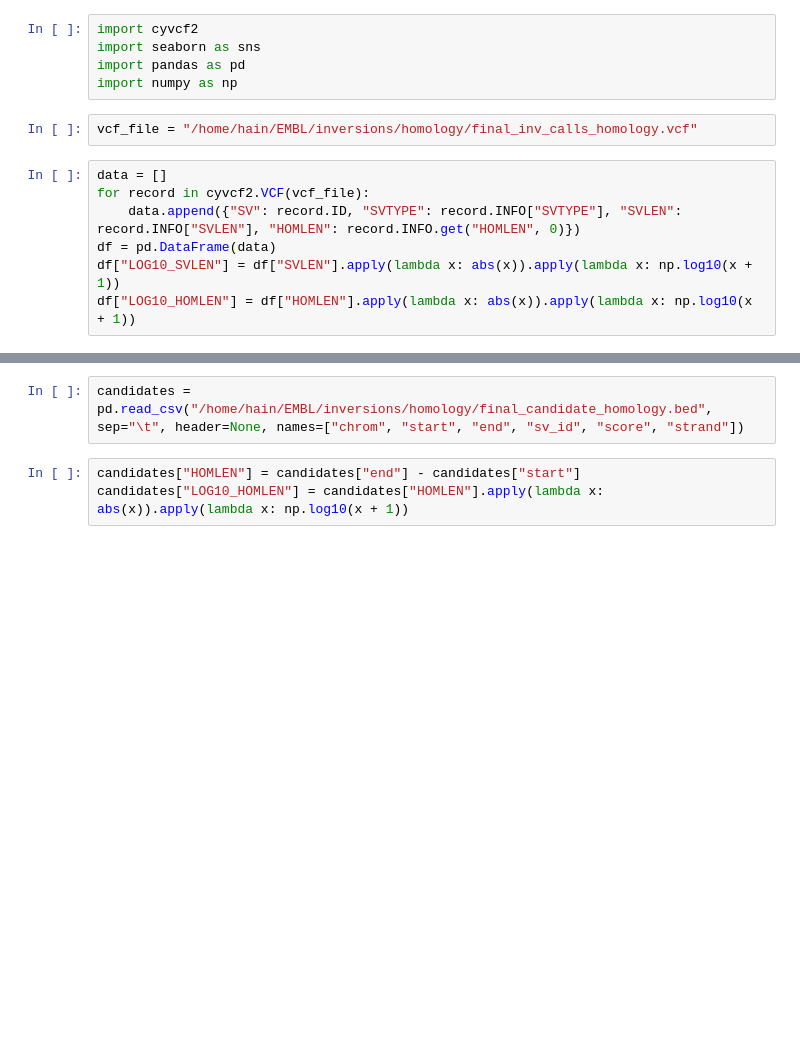
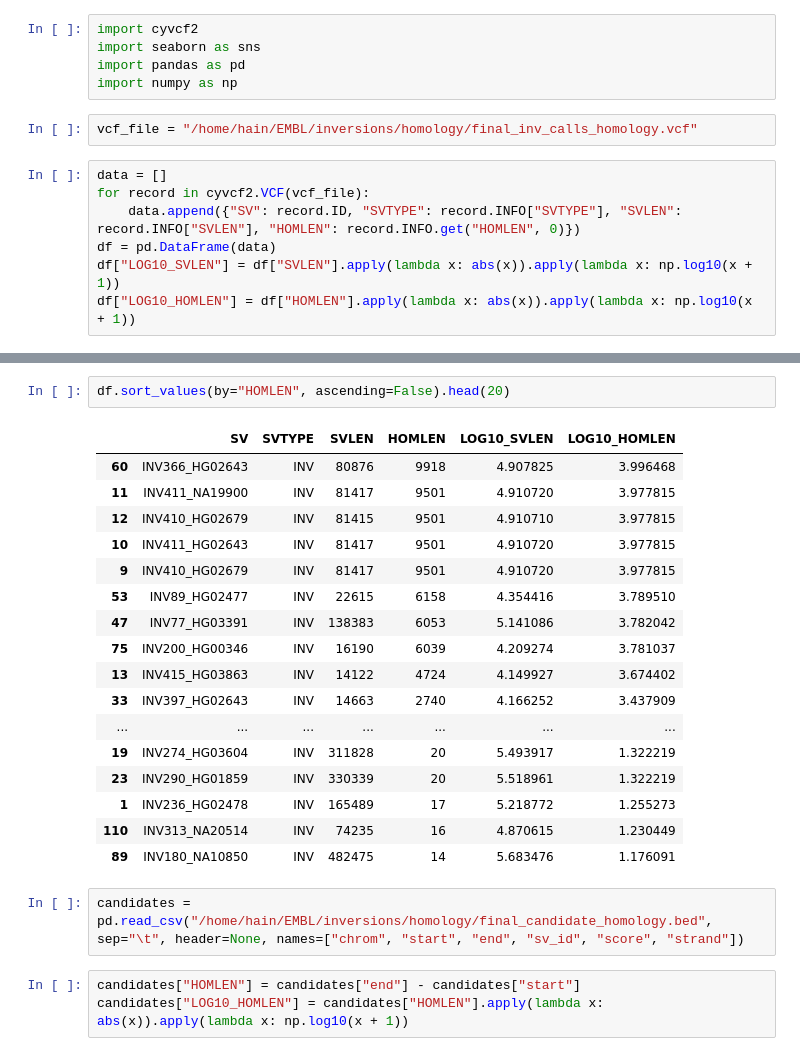
Before and after one commit to carstenhain/SV_homology, a Jupyter notebook: plotting/homology_plot.ipynb, the cells around one changed output, grey strips where cells are left out. Saved outputs shown, nothing was run; the diff lists cells and outputs as text; blank space fills up the shorter version.

```diff
--- a/plotting/homology_plot.ipynb
+++ b/plotting/homology_plot.ipynb
@@ -20,3 +20,23 @@ sns.scatterplot(data=df, x="LOG10_SVLEN", y="HOMLEN", hue="SVTYPE")
+# %%
+df.sort_values(by="HOMLEN", ascending=False).head(20)
+# %% [output]
+|  | SV | SVTYPE | SVLEN | HOMLEN | LOG10_SVLEN | LOG10_HOMLEN |
+| 60 | INV366_HG02643 | INV | 80876 | 9918 | 4.907825 | 3.996468 |
+| 11 | INV411_NA19900 | INV | 81417 | 9501 | 4.910720 | 3.977815 |
+| 12 | INV410_HG02679 | INV | 81415 | 9501 | 4.910710 | 3.977815 |
+| 10 | INV411_HG02643 | INV | 81417 | 9501 | 4.910720 | 3.977815 |
+| 9 | INV410_HG02679 | INV | 81417 | 9501 | 4.910720 | 3.977815 |
+| 53 | INV89_HG02477 | INV | 22615 | 6158 | 4.354416 | 3.789510 |
+| 47 | INV77_HG03391 | INV | 138383 | 6053 | 5.141086 | 3.782042 |
+| 75 | INV200_HG00346 | INV | 16190 | 6039 | 4.209274 | 3.781037 |
+| 13 | INV415_HG03863 | INV | 14122 | 4724 | 4.149927 | 3.674402 |
+| 33 | INV397_HG02643 | INV | 14663 | 2740 | 4.166252 | 3.437909 |
+| ... | ... | ... | ... | ... | ... | ... |
+| 19 | INV274_HG03604 | INV | 311828 | 20 | 5.493917 | 1.322219 |
+| 23 | INV290_HG01859 | INV | 330339 | 20 | 5.518961 | 1.322219 |
+| 1 | INV236_HG02478 | INV | 165489 | 17 | 5.218772 | 1.255273 |
+| 110 | INV313_NA20514 | INV | 74235 | 16 | 4.870615 | 1.230449 |
+| 89 | INV180_NA10850 | INV | 482475 | 14 | 5.683476 | 1.176091 |
 # %%
 candidates = pd.read_csv("/home/hain/EMBL/inversions/homology/final_candidate_homology.bed", sep="\t", header=None, names=["chrom", "start", "end", "sv_id", "score", "strand"])
 # %%
```
Also changed, not shown: parts of 4 cells of this notebook, 2 other files.
